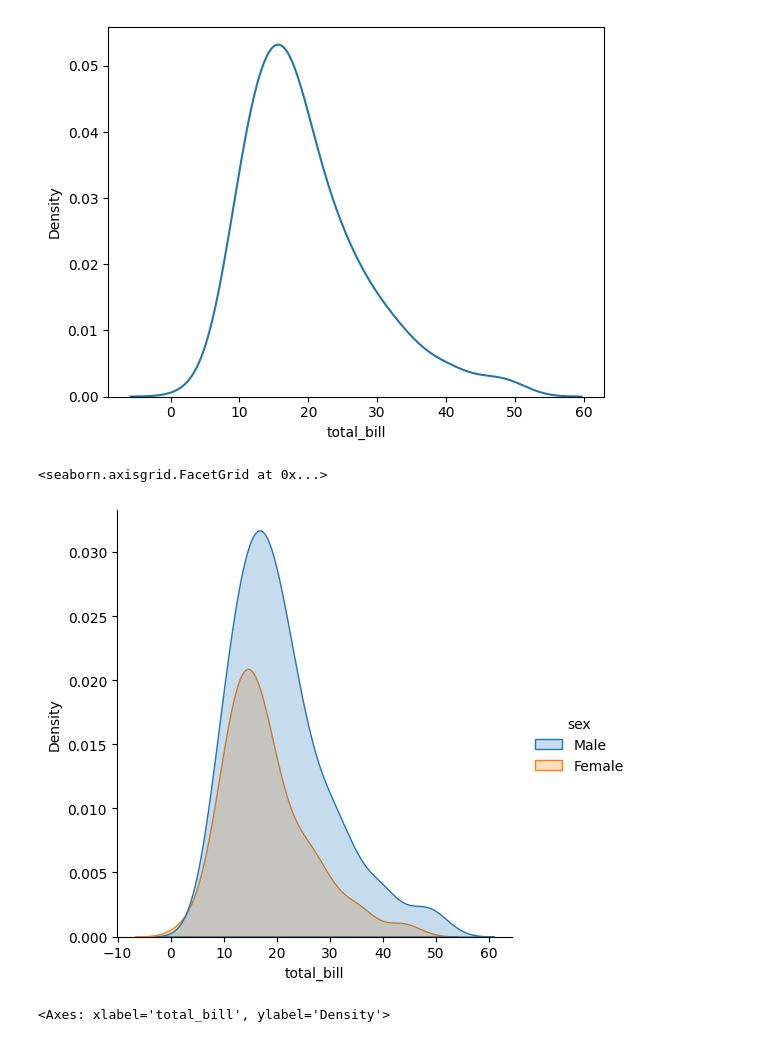
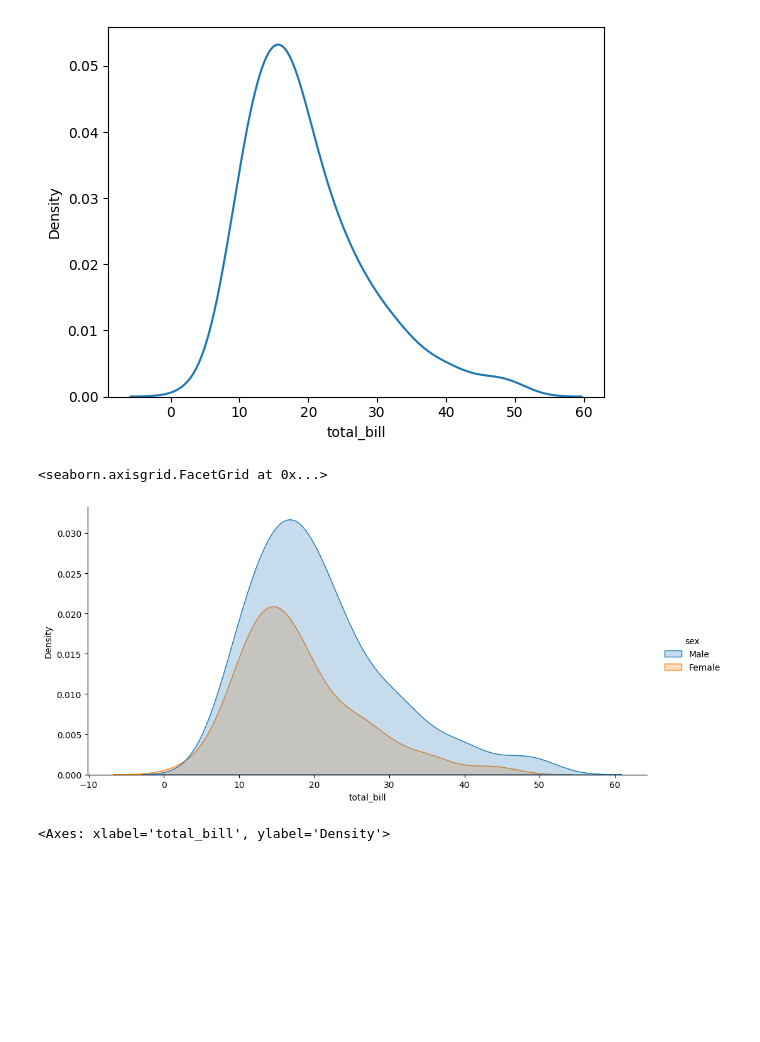
Before and after one commit to Lakshya-Ag09/Data-Science-Analysis, a Jupyter notebook: Seaborn_01.ipynb, the cells around one changed output. Saved outputs shown, nothing was run; the diff lists cells and outputs as text; code cells hidden in the pictures; blank space fills up the shorter version.

```diff
--- a/Seaborn_01.ipynb
+++ b/Seaborn_01.ipynb
@@ -209,10 +209,10 @@ sns.kdeplot(data=tips, x='total_bill')
 <Axes: xlabel='total_bill', ylabel='Density'>
 [figure]
 # %%
-sns.displot(kind='kde', data=tips, x='total_bill', hue='sex', fill=True)
+sns.displot(kind='kde', data=tips, x='total_bill', hue='sex', fill=True, height=5, aspect=2)
 # %% [output]
 <seaborn.axisgrid.FacetGrid at 0x...>
-[figure, old version]
+[figure, new version]
 # %%
 # rugplot -> axis level function
 sns.kdeplot(data=tips, x='total_bill')
```
Also changed, not shown: parts of 7 cells of this notebook.
